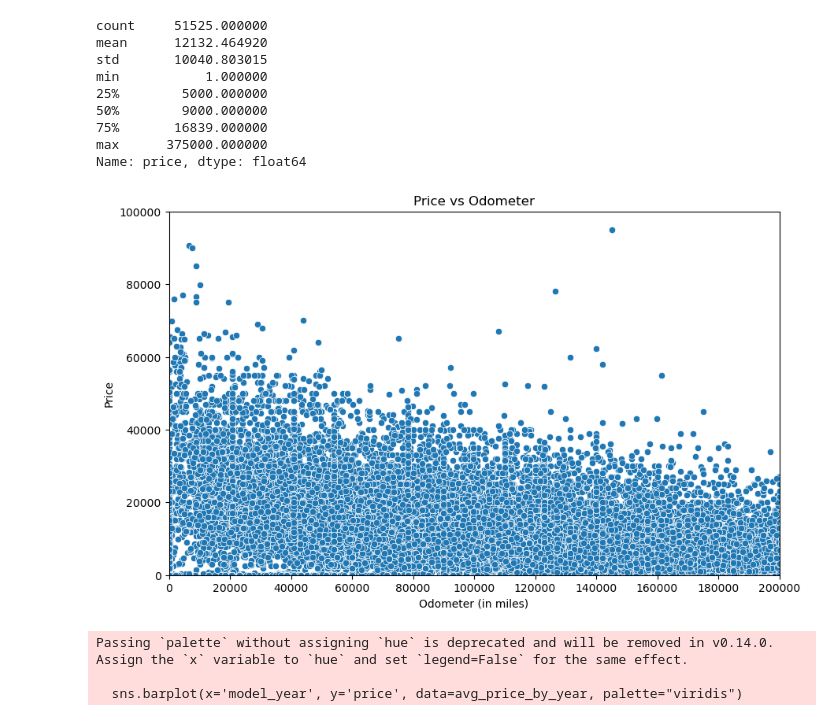
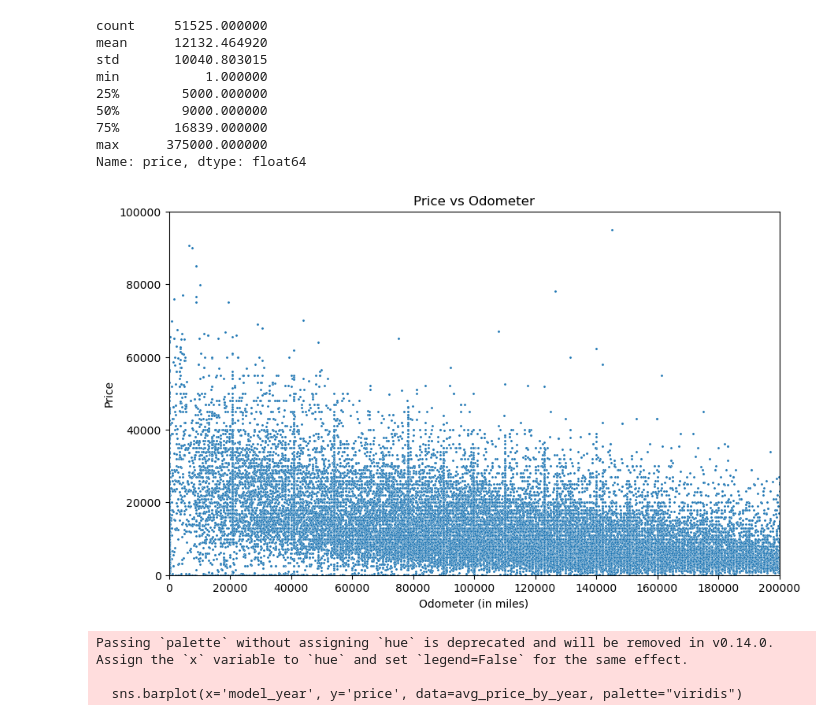
Before and after one commit to Alcany/Sprint-4-Project, a Jupyter notebook: notebooks/EDA.ipynb, the cells around one changed output. Saved outputs shown, nothing was run; the diff lists cells and outputs as text; code cells hidden in the pictures.

```diff
--- a/notebooks/EDA.ipynb
+++ b/notebooks/EDA.ipynb
@@ -107,16 +107,16 @@ max      375000.000000
 Name: price, dtype: float64
 # %%
 plt.figure(figsize=(10, 6))
-sns.scatterplot(x=df['odometer'], y=df['price'])
+sns.scatterplot(x=df['odometer'], y=df['price'], s=5)
 plt.title('Price vs Odometer')
 plt.xlabel('Odometer (in miles)')
 plt.ylabel('Price')
 plt.ylim(0,100000)
 plt.xlim(0, 200000)
 plt.xticks(range(0, 200001, 20000))
 plt.show()
 # %% [output]
-[figure, old version]
+[figure, new version]
 # %%
 plt.figure(figsize=(12, 6))
 avg_price_by_year = df.groupby('model_year')['price'].mean().reset_index()
```
Also changed, not shown: 2 other files.
